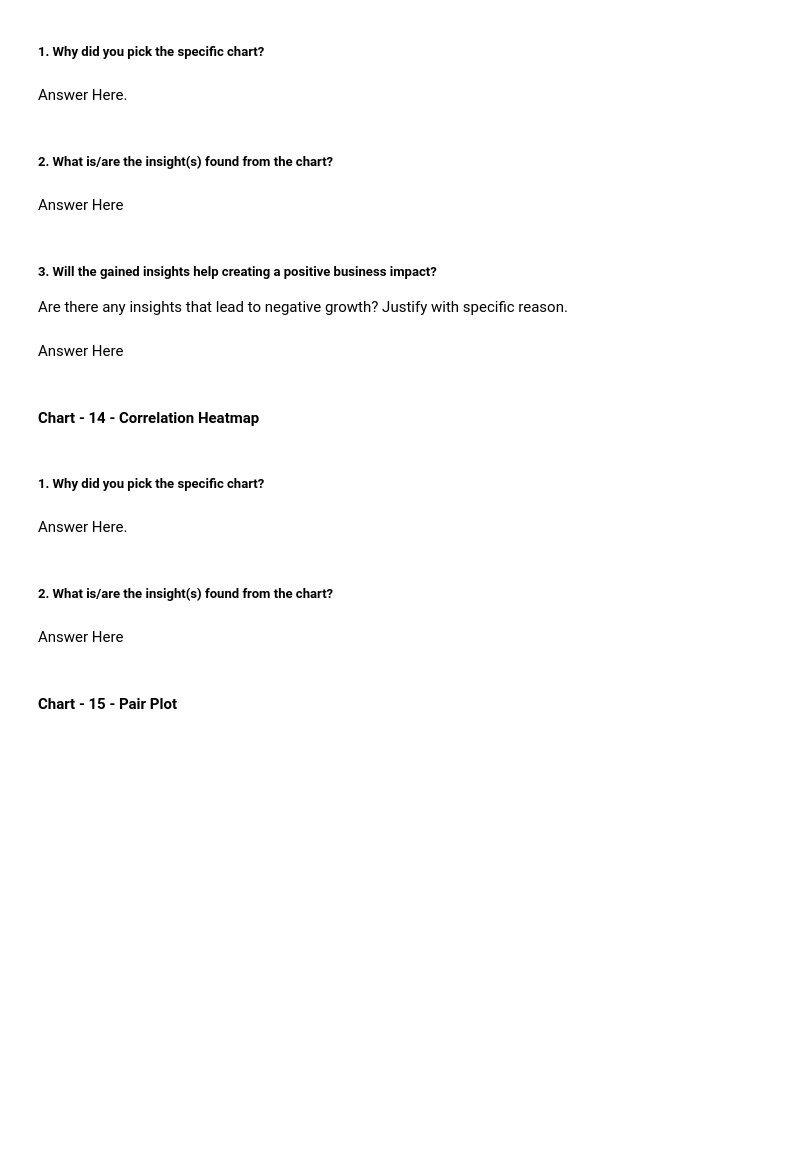
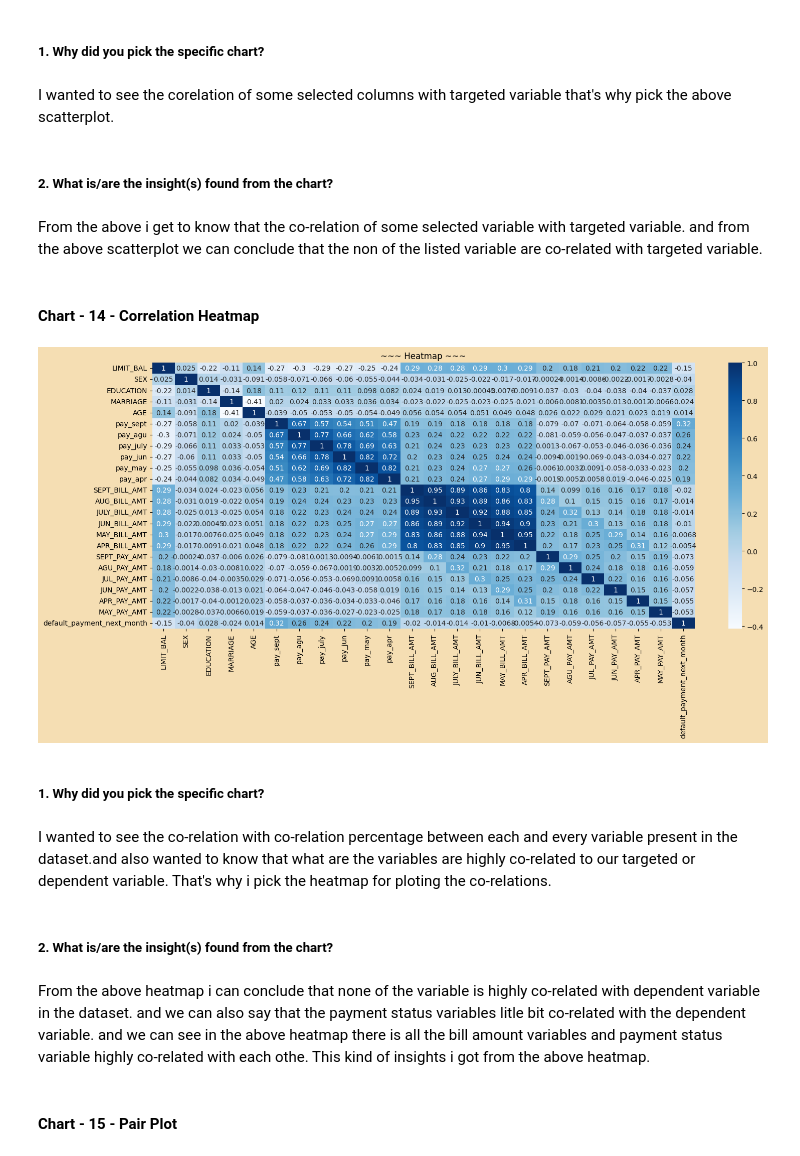
Before and after one commit to hmarathe420/Credit_Card_Default_Prediction, a Jupyter notebook: Credit_Card_Default_Prediction.ipynb, the cells around one changed output. Saved outputs shown, nothing was run; the diff lists cells and outputs as text; code cells hidden in the pictures; blank space fills up the shorter version.

```diff
--- a/Credit_Card_Default_Prediction.ipynb
+++ b/Credit_Card_Default_Prediction.ipynb
@@ -646,15 +679,10 @@ Answer Here
 # %% [markdown]
 ##### 1. Why did you pick the specific chart?
-# %% [markdown]
-Answer Here.
+# %% [markdown]
+I wanted to see the corelation of some selected columns with targeted variable that's why pick the above scatterplot.
 # %% [markdown]
 ##### 2. What is/are the insight(s) found from the chart?
-# %% [markdown]
-Answer Here
-# %% [markdown]
-##### 3. Will the gained insights help creating a positive business impact?
-Are there any insights that lead to negative growth? Justify with specific reason.
-# %% [markdown]
-Answer Here
+# %% [markdown]
+From the above i get to know that the co-relation of some selected variable with targeted variable. and from the above scatterplot we can conclude that the non of the listed variable are co-related with targeted variable.
 # %% [markdown]
 #### Chart - 14 - Correlation Heatmap
@@ -663,10 +689,21 @@ Answer Here
+# %%
+# Correlation Heatmap visualization code
+# ploting the heatmap for getting to know the co-relation of each variable with each other.
+corelation = df.corr()
+plt.rcParams['figure.autolayout'] = True
+plt.figure(figsize = (16,8), facecolor = 'wheat')
+plt.title('~~~ Heatmap ~~~')
+sns.heatmap(corelation, annot = True, cmap= 'Blues')
+plt.show()
+# %% [output]
+[figure, added]
 # %% [markdown]
 ##### 1. Why did you pick the specific chart?
-# %% [markdown]
-Answer Here.
+# %% [markdown]
+I wanted to see the co-relation with co-relation percentage between each and every variable present in the dataset.and also wanted to know that what are the variables are highly co-related to our targeted or dependent variable. That's why i pick the heatmap for ploting the co-relations.
 # %% [markdown]
 ##### 2. What is/are the insight(s) found from the chart?
-# %% [markdown]
-Answer Here
+# %% [markdown]
+From the above heatmap i can conclude that none of the variable is highly co-related with dependent variable in the dataset. and we can also say that the payment status variables litle bit co-related with the dependent variable. and we can see in the above heatmap there is all the bill amount variables and payment status variable highly co-related with each othe. This kind of insights i got from the above heatmap.
 # %% [markdown]
 #### Chart - 15 - Pair Plot
```
Also changed, not shown: parts of 21 cells of this notebook.
